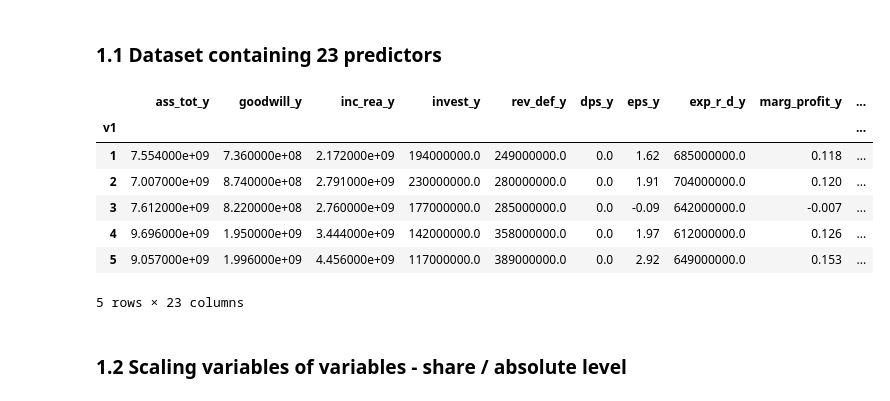
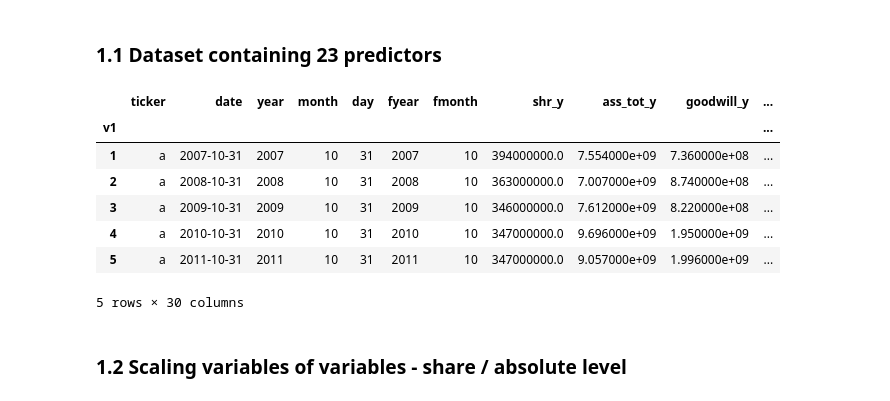
Before and after one commit to mauricebaier/rb_data_exercise, a Jupyter notebook: Assignment.ipynb, the cells around one changed output. Cells and saved outputs as stored; diff of their text form; code cells hidden in the pictures.

```diff
--- a/Assignment.ipynb
+++ b/Assignment.ipynb
@@ -22,22 +28,26 @@ sp500.head()
 # %% [markdown]
 ### 1.1 Dataset containing 23 predictors
 # %%
-predictor_cols = ['ass_tot_y', 'goodwill_y', 'inc_rea_y', 'invest_y', 'rev_def_y', 'dps_y',
-                  'eps_y', 'exp_r_d_y', 'marg_profit_y', 'rev_grw_y', 'cf_inv_y', 'exp_cap_y',
-                  'ncf_bad_y', 'ncf_iad_y', 'g_cf_op_y', 'g_dps_y', 'g_eps_y', 'g_inv_y',
-                  'be_ps_y', 'fcf_ps_y', 'inc_qua_y', 'payout_y', 'turn_inv_y']
+selection = ['ticker', 'date', 'year', 'month', 'day', 'fyear', 'fmonth', 'shr_y', 'ass_tot_y', 'goodwill_y', 'inc_rea_y', 'invest_y', 'rev_def_y', 'dps_y',
+                'exp_r_d_y', 'marg_profit_y', 'rev_grw_y', 'cf_inv_y', 'exp_cap_y',
+                'ncf_bad_y', 'ncf_iad_y', 'g_cf_op_y', 'g_dps_y', 'g_eps_y', 'g_inv_y',
+                'be_ps_y', 'fcf_ps_y', 'inc_qua_y', 'payout_y', 'turn_inv_y', 'eps_y']
 
-df_predictors = df[predictor_cols]
+
+sp500_selected = sp500[selection]
+
+df_predictors = sp500_selected.drop(columns='eps_y')
+
 df_predictors.head()
 # %% [output]
-|  | ass_tot_y | goodwill_y | inc_rea_y | invest_y | rev_def_y | dps_y | eps_y | exp_r_d_y | marg_profit_y | ... |
-| v1 |  |  |  |  |  |  |  |  |  | ... |
-| 1 | 7.554000e+09 | 7.360000e+08 | 2.172000e+09 | 194000000.0 | 249000000.0 | 0.0 | 1.62 | 685000000.0 | 0.118 | ... |
-| 2 | 7.007000e+09 | 8.740000e+08 | 2.791000e+09 | 230000000.0 | 280000000.0 | 0.0 | 1.91 | 704000000.0 | 0.120 | ... |
-| 3 | 7.612000e+09 | 8.220000e+08 | 2.760000e+09 | 177000000.0 | 285000000.0 | 0.0 | -0.09 | 642000000.0 | -0.007 | ... |
-| 4 | 9.696000e+09 | 1.950000e+09 | 3.444000e+09 | 142000000.0 | 358000000.0 | 0.0 | 1.97 | 612000000.0 | 0.126 | ... |
-| 5 | 9.057000e+09 | 1.996000e+09 | 4.456000e+09 | 117000000.0 | 389000000.0 | 0.0 | 2.92 | 649000000.0 | 0.153 | ... |
+|  | ticker | date | year | month | day | fyear | fmonth | shr_y | ass_tot_y | goodwill_y | ... |
+| v1 |  |  |  |  |  |  |  |  |  |  | ... |
+| 1 | a | 2007-10-31 | 2007 | 10 | 31 | 2007 | 10 | 394000000.0 | 7.554000e+09 | 7.360000e+08 | ... |
+| 2 | a | 2008-10-31 | 2008 | 10 | 31 | 2008 | 10 | 363000000.0 | 7.007000e+09 | 8.740000e+08 | ... |
+| 3 | a | 2009-10-31 | 2009 | 10 | 31 | 2009 | 10 | 346000000.0 | 7.612000e+09 | 8.220000e+08 | ... |
+| 4 | a | 2010-10-31 | 2010 | 10 | 31 | 2010 | 10 | 347000000.0 | 9.696000e+09 | 1.950000e+09 | ... |
+| 5 | a | 2011-10-31 | 2011 | 10 | 31 | 2011 | 10 | 347000000.0 | 9.057000e+09 | 1.996000e+09 | ... |
-5 rows × 23 columns
+5 rows × 30 columns
 # %% [markdown]
 ### 1.2 Scaling variables of variables - share / absolute level
 # %% [markdown]
```
Also changed, not shown: parts of 12 cells of this notebook.
